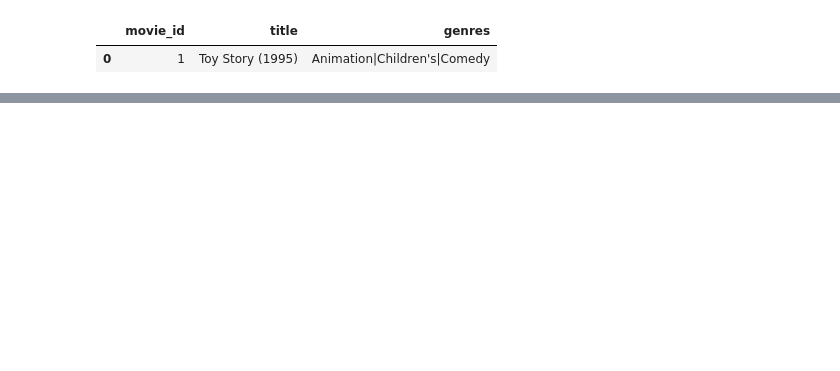
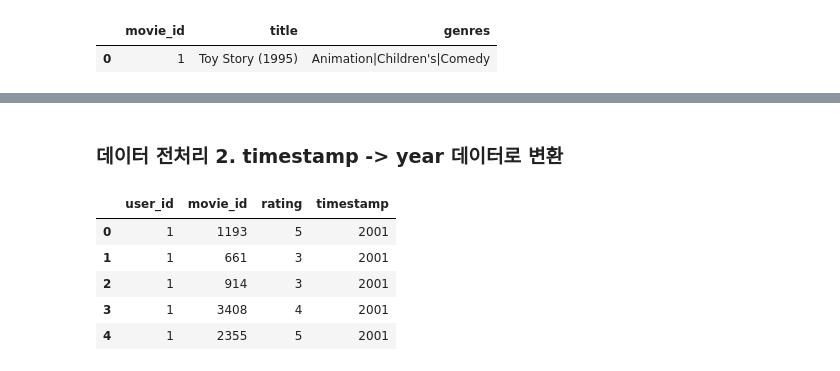
Before and after one commit to joyce04/python_database_class, a Jupyter notebook: 2.Pandas,Numpy/2. Pandas를 활용한 영화 평점 데이터.ipynb, the cells around one changed output, grey strips where cells are left out. Cells and saved outputs as stored; diff of their text form; code cells hidden in the pictures; blank space fills up the shorter version.

```diff
--- a/2.Pandas,Numpy/2. Pandas를 활용한 영화 평점 데이터.ipynb
+++ b/2.Pandas,Numpy/2. Pandas를 활용한 영화 평점 데이터.ipynb
@@ -137,0 +126,14 @@ movies.loc[movies.movie_id==1]
+# %% [markdown]
+### 데이터 전처리 2. timestamp -> year 데이터로 변환
+# %%
+import time
+ratings.timestamp = ratings.timestamp.apply(lambda x: \
+                                            time.strftime('%Y', time.localtime(x)))
+ratings.head()
+# %% [output]
+|  | user_id | movie_id | rating | timestamp |
+| 0 | 1 | 1193 | 5 | 2001 |
+| 1 | 1 | 661 | 3 | 2001 |
+| 2 | 1 | 914 | 3 | 2001 |
+| 3 | 1 | 3408 | 4 | 2001 |
+| 4 | 1 | 2355 | 5 | 2001 |
```
Also changed, not shown: parts of 11 cells of this notebook.
